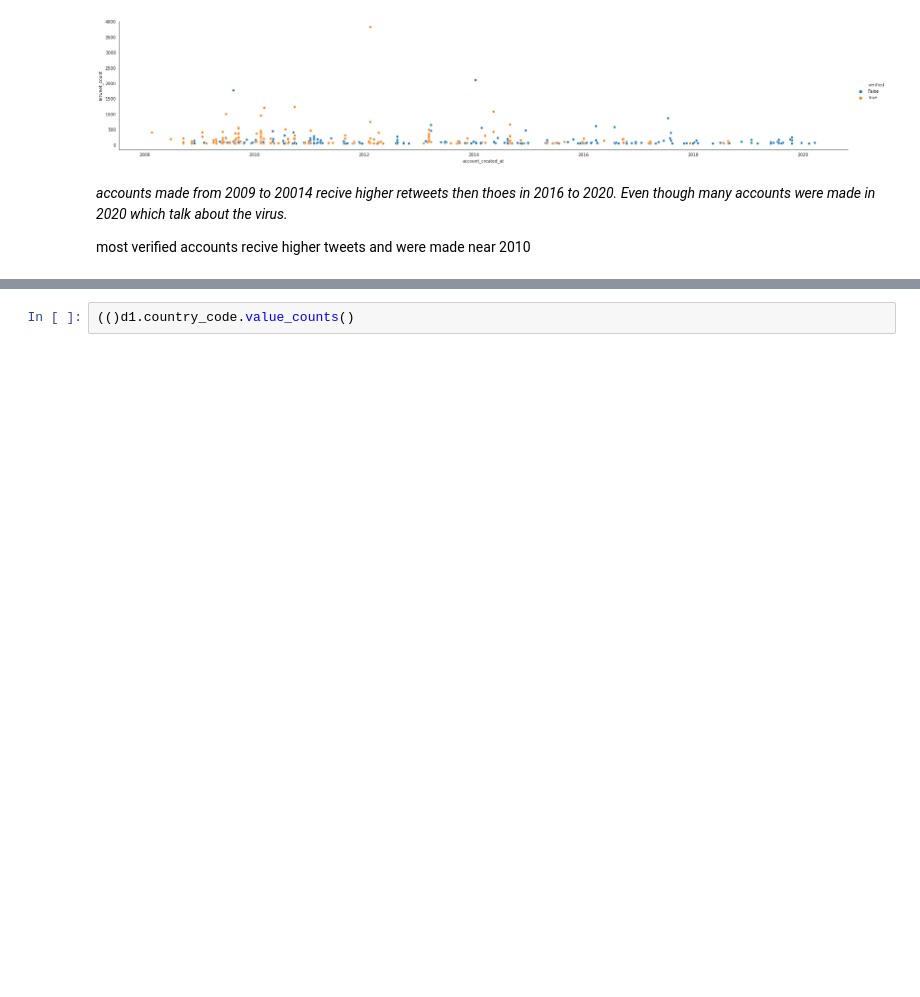
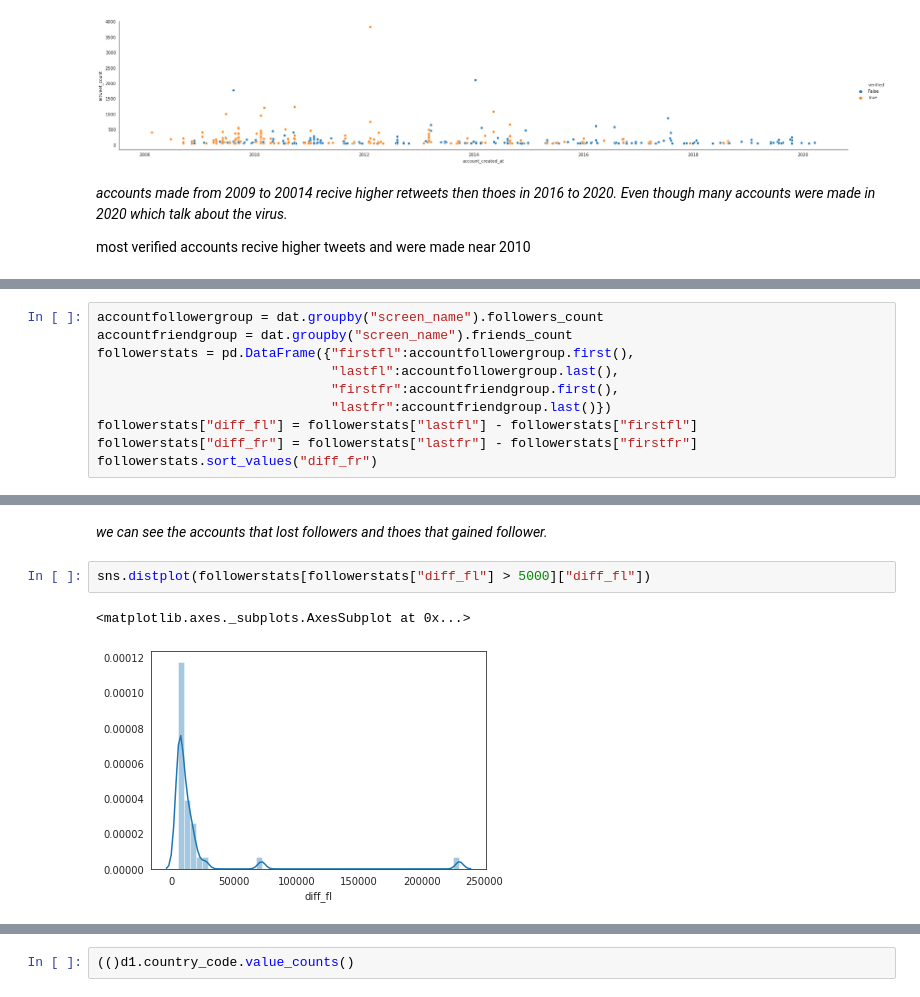
Before and after one commit to ShubhangiSoni1603/Sentimental_analysis_twitter_IN, a Jupyter notebook: Untitled3.ipynb, the cells around one changed output, grey strips where cells are left out. Cells and saved outputs as stored; diff of their text form; blank space fills up the shorter version.

```diff
--- a/Untitled3.ipynb
+++ b/Untitled3.ipynb
@@ -494,0 +428,10 @@ plt.hist(followerstats[2],bins = 500)
+# %%
+accountfollowergroup = dat.groupby("screen_name").followers_count
+accountfriendgroup = dat.groupby("screen_name").friends_count
+followerstats = pd.DataFrame({"firstfl":accountfollowergroup.first(),
+                              "lastfl":accountfollowergroup.last(),
+                              "firstfr":accountfriendgroup.first(),
+                              "lastfr":accountfriendgroup.last()})
+followerstats["diff_fl"] = followerstats["lastfl"] - followerstats["firstfl"]
+followerstats["diff_fr"] = followerstats["lastfr"] - followerstats["firstfr"]
+followerstats.sort_values("diff_fr")
@@ -494,0 +470,7 @@ plt.hist(followerstats[2],bins = 500)
+# %% [markdown]
+<em> we can see the accounts that lost followers and thoes that gained follower.
+# %%
+sns.distplot(followerstats[followerstats["diff_fl"] > 5000]["diff_fl"])
+# %% [output]
+<matplotlib.axes._subplots.AxesSubplot at 0x...>
+[figure, added]
```
Also changed, not shown: parts of 6 cells of this notebook.
